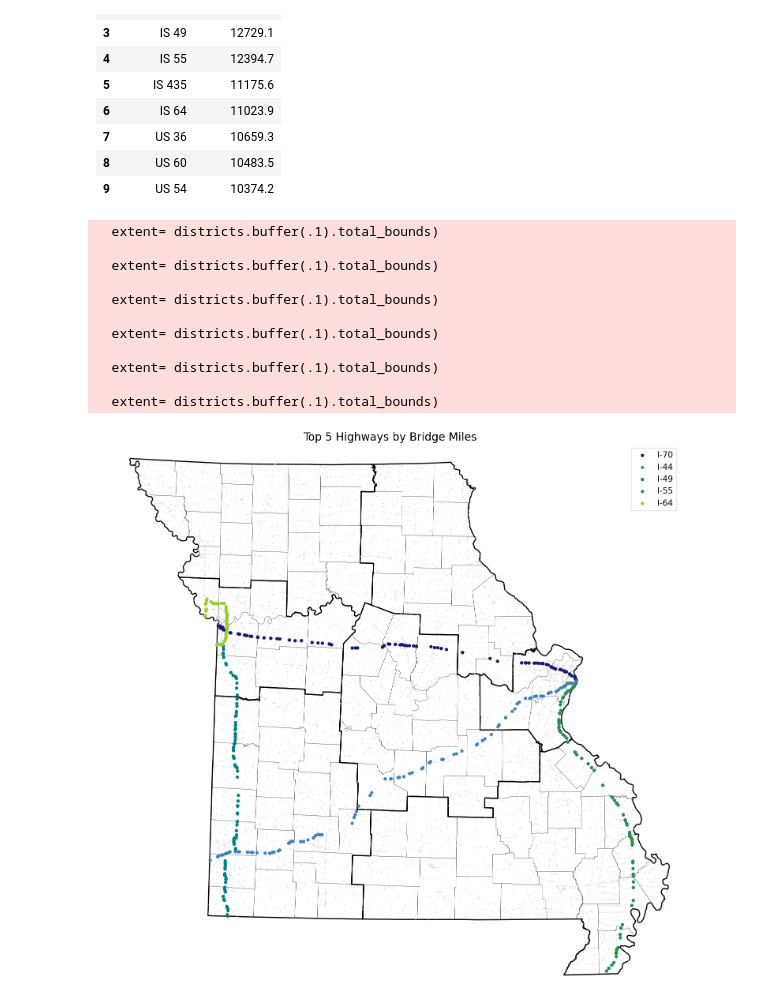
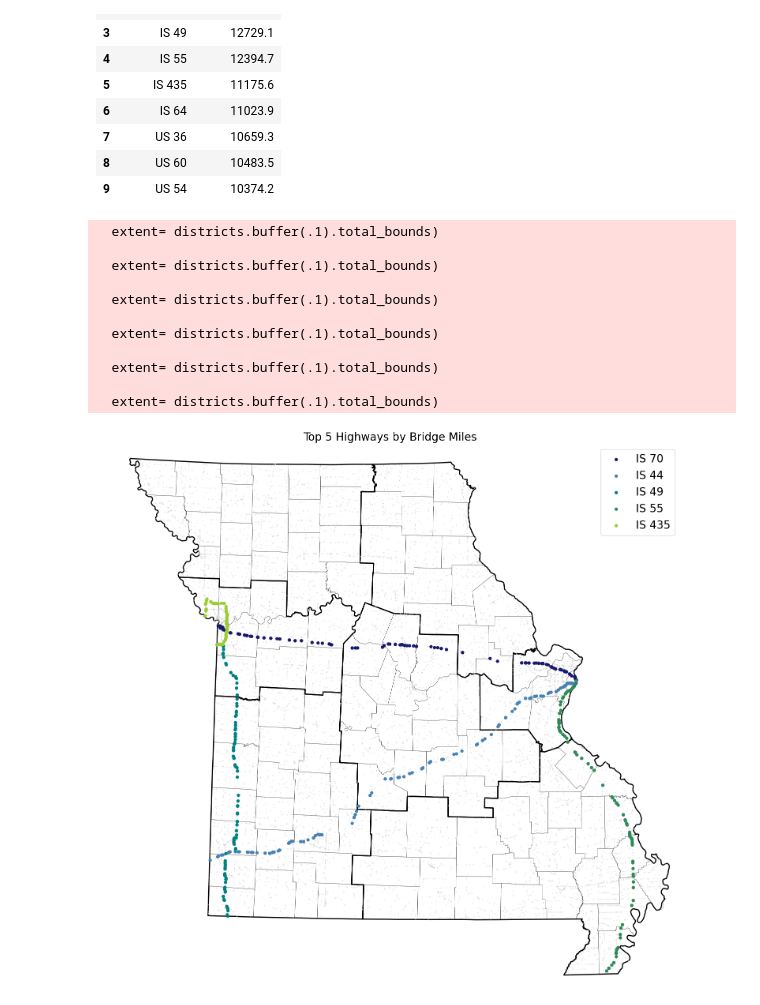
Before and after one commit to kenziemcallister/MODOT-Bridges-Data-Story, a Jupyter notebook: GennyPlots/Figure1.ipynb, the cells around one changed output. Saved outputs shown, nothing was run; the diff lists cells and outputs as text; code cells hidden in the pictures.

```diff
--- a/GennyPlots/Figure1.ipynb
+++ b/GennyPlots/Figure1.ipynb
@@ -87,48 +87,49 @@ gplt.pointplot(bridge_points[(bridge_points['FACILITY_C']=="IS 70 E")|(bridge_po
                s=5,
                ax=ax,
                alpha = 1,
-               label="I-70",
+               label="IS 70",
                extent= districts.buffer(.1).total_bounds)
 gplt.pointplot(bridge_points[((bridge_points['FACILITY_C']=="IS 44 E")|(bridge_points['FACILITY_C']=="IS 44 W"))].geometry,
                color="steelblue",
                s=5,
                ax=ax,
                alpha = 1,
-               label="I-44",
+               label="IS 44",
                extent= districts.buffer(.1).total_bounds)
 gplt.pointplot(bridge_points[(((bridge_points['FACILITY_C']=="IS 49 S")|(bridge_points['FACILITY_C']=="IS 49 N"))&(bridge_points['STRUCTURE_']!='4152'))].geometry,
                color="teal",
                s=5,
                ax=ax,
                alpha = 1,
-               label="I-49",
+               label="IS 49",
                extent= districts.buffer(.1).total_bounds)
 gplt.pointplot(bridge_points[((bridge_points['FACILITY_C']=="IS 55 S")|(bridge_points['FACILITY_C']=="IS 55 N"))].geometry,
                color="seagreen",
                s=5,
                ax=ax,
                alpha = 1,
-               label="I-55",
+               label="IS 55",
                extent= districts.buffer(.1).total_bounds)
 gplt.pointplot(bridge_points[((bridge_points['FACILITY_C']=="IS 435 E")|(bridge_points['FACILITY_C']=="IS 435 W")|(bridge_points['FACILITY_C']=="IS 435 N")|(bridge_points['FACILITY_C']=="IS 435 S"))].geometry,
                color="yellowgreen",
                s=5,
                ax=ax,
                alpha = 1,
-               label="I-64",
+               label="IS 435",
                extent= districts.buffer(.1).total_bounds)
-ax.legend(fontsize=15)
+ax.legend(fontsize=20)
 ax.set_title("Top 5 Highways by Bridge Miles", fontsize=20);
+fig.savefig("fig4.png")
 # %% [output]
   extent= districts.buffer(.1).total_bounds)
 
   extent= districts.buffer(.1).total_bounds)
 
   extent= districts.buffer(.1).total_bounds)
 
   extent= districts.buffer(.1).total_bounds)
 
   extent= districts.buffer(.1).total_bounds)
 
   extent= districts.buffer(.1).total_bounds)
-[figure, old version]
+[figure, new version]
```
Also changed, not shown: 4 other files.
